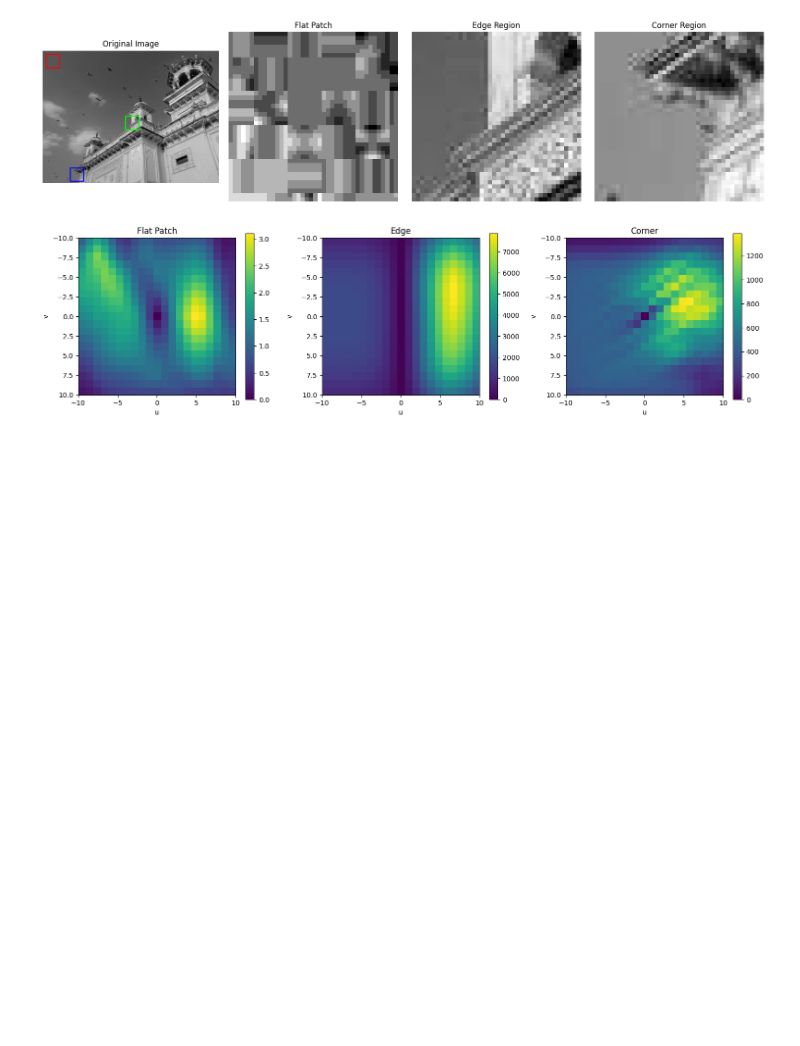
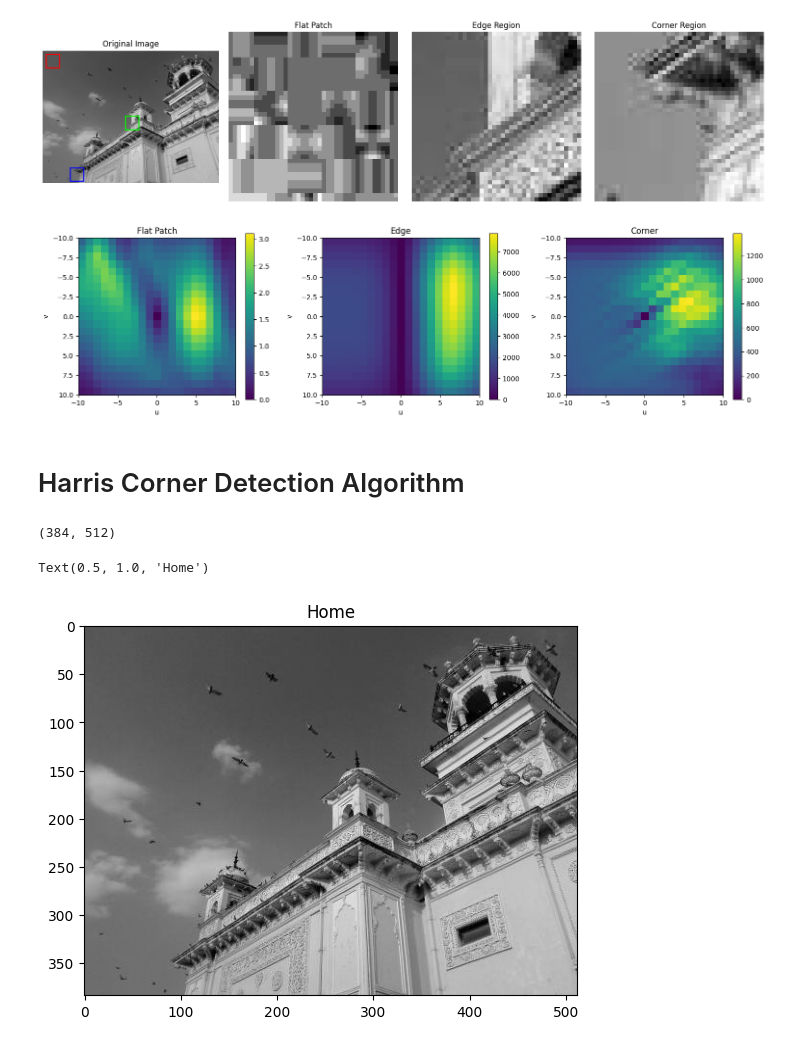
Before and after one commit to aryanj112/computer-vision, a Jupyter notebook: notebooks/harris-corner-detection.ipynb, the cells around one changed output. Cells and saved outputs as stored; diff of their text form; code cells hidden in the pictures; blank space fills up the shorter version.

Commit message:
finished harris corner

```diff
--- a/notebooks/harris-corner-detection.ipynb
+++ b/notebooks/harris-corner-detection.ipynb
@@ -280,3 +281,16 @@ plot_three_autocorrelations(
 )
 # %% [output]
 [figure]
+# %% [markdown]
+# Harris Corner Detection Algorithm
+# %%
+img = cv2.imread("../data/harris-corner-detection/home.jpg")
+
+gray_img = cv2.cvtColor(img, cv2.COLOR_BGR2GRAY).astype(np.float32)
+print(gray_img.shape)
+plt.imshow(gray_img, cmap = 'gray')
+plt.title("Home")
+# %% [output]
+(384, 512)
+Text(0.5, 1.0, 'Home')
+[figure, added]
```
Also changed, not shown: parts of 8 cells of this notebook, 4 other files.
